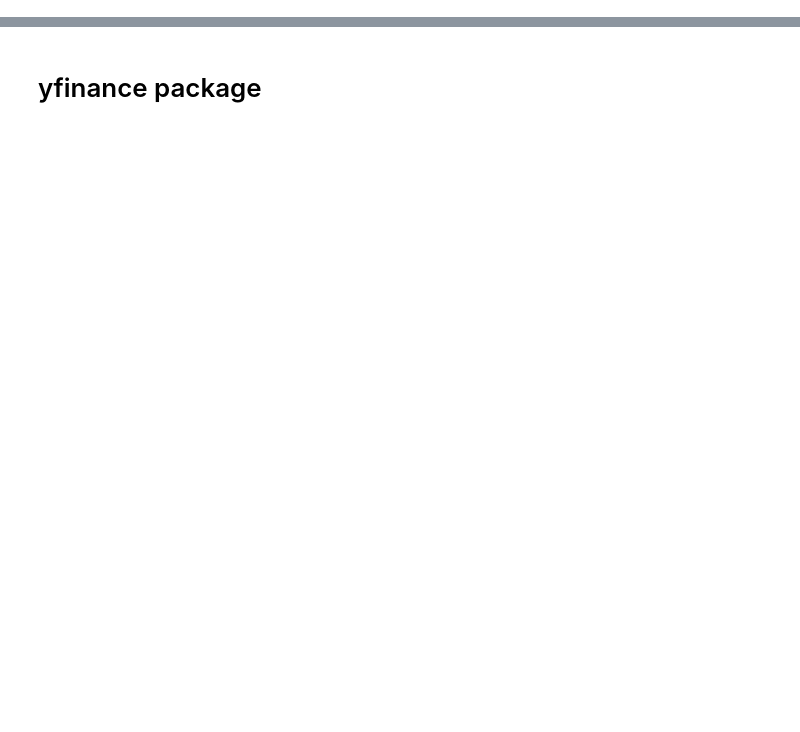
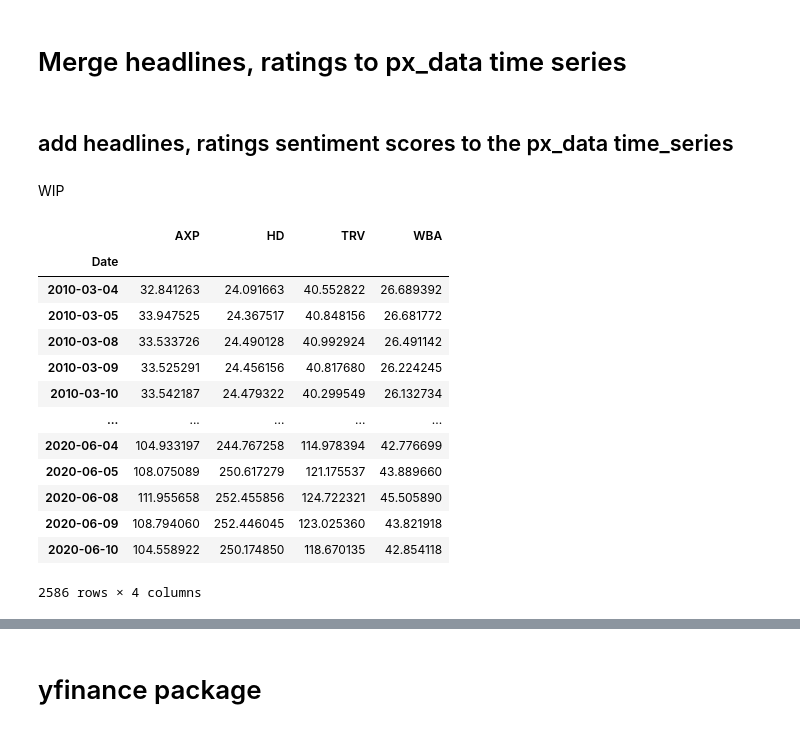
Before and after one commit to MADS-Thesis-Project/Sentiment-Aanalysis-on-Financial-News-and-Stock-Returns, a Jupyter notebook: scratch.ipynb, the cells around one changed output, grey strips where cells are left out. Saved outputs shown, nothing was run; the diff lists cells and outputs as text; code cells hidden in the pictures; blank space fills up the shorter version.

```diff
--- a/scratch.ipynb
+++ b/scratch.ipynb
@@ -172,0 +412,23 @@ fb_scored[['headline','compound']][:100]
+# %% [markdown]
+# Merge headlines, ratings to px_data time series
+# %% [markdown]
+## add headlines, ratings sentiment scores to the px_data time_series
+# %% [markdown]
+WIP
+# %%
+px_data
+# %% [output]
+|  | AXP | HD | TRV | WBA |
+| Date |  |  |  |  |
+| 2010-03-04 | 32.841263 | 24.091663 | 40.552822 | 26.689392 |
+| 2010-03-05 | 33.947525 | 24.367517 | 40.848156 | 26.681772 |
+| 2010-03-08 | 33.533726 | 24.490128 | 40.992924 | 26.491142 |
+| 2010-03-09 | 33.525291 | 24.456156 | 40.817680 | 26.224245 |
+| 2010-03-10 | 33.542187 | 24.479322 | 40.299549 | 26.132734 |
+| ... | ... | ... | ... | ... |
+| 2020-06-04 | 104.933197 | 244.767258 | 114.978394 | 42.776699 |
+| 2020-06-05 | 108.075089 | 250.617279 | 121.175537 | 43.889660 |
+| 2020-06-08 | 111.955658 | 252.455856 | 124.722321 | 45.505890 |
+| 2020-06-09 | 108.794060 | 252.446045 | 123.025360 | 43.821918 |
+| 2020-06-10 | 104.558922 | 250.174850 | 118.670135 | 42.854118 |
+2586 rows × 4 columns
```
Also changed, not shown: parts of 74 cells of this notebook, 1 other file.
